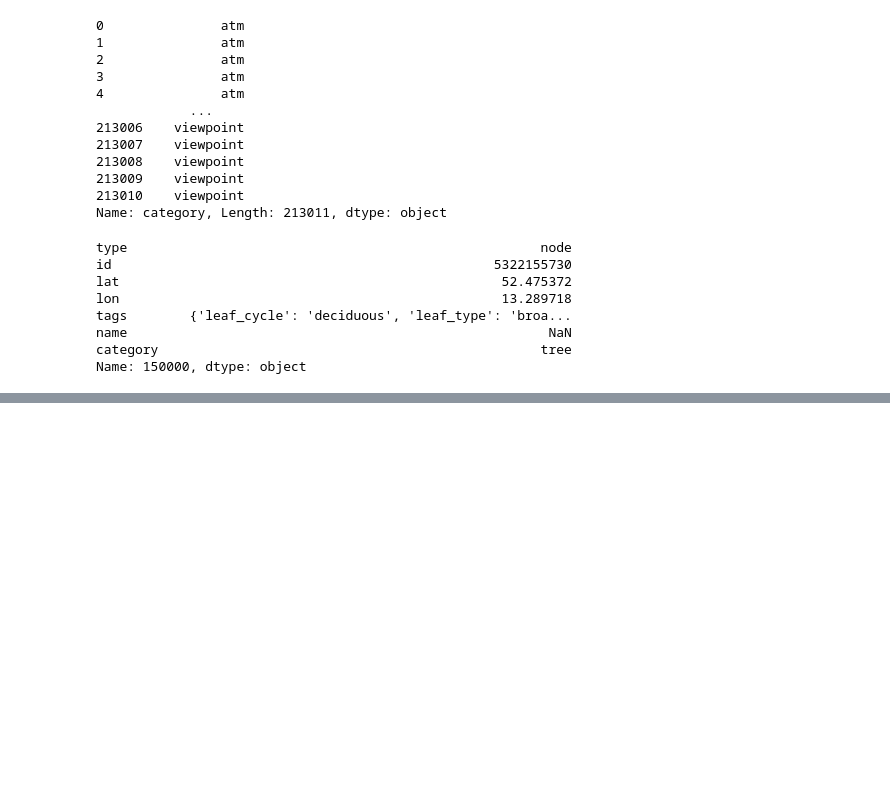
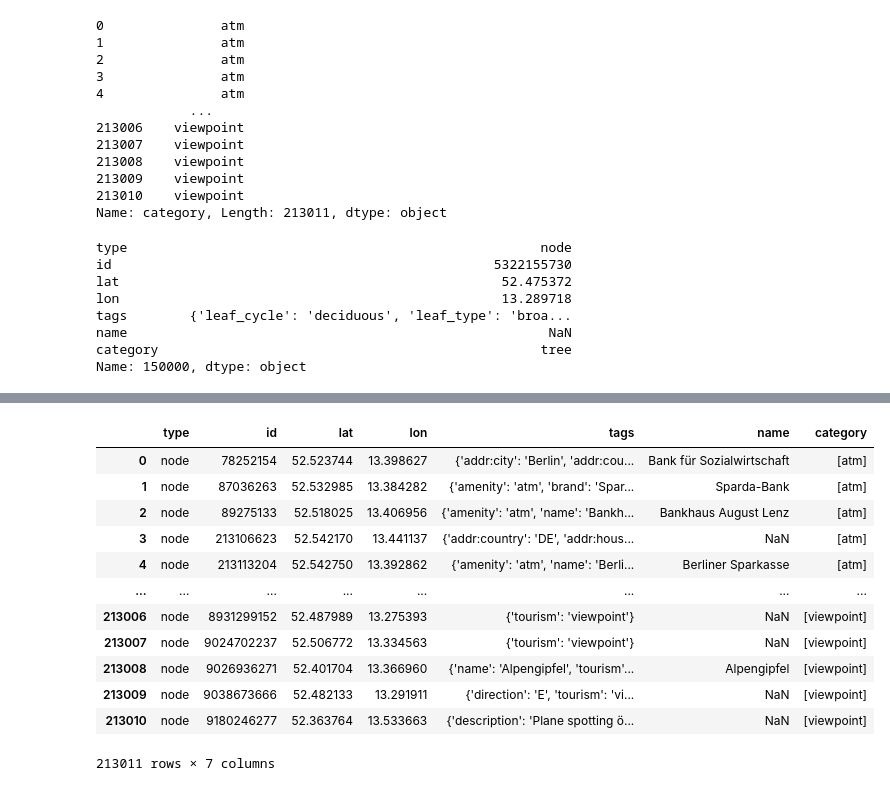
Before and after one commit to TechLabs-Berlin/wt21-way-to-go, a Jupyter notebook: cleaning_data/cleaning_poi_data.ipynb, the cells around one changed output, grey strips where cells are left out. Drawn from its saved outputs; the diff is of its cells as text; code cells hidden in the pictures; blank space fills up the shorter version.

```diff
--- a/cleaning_data/cleaning_poi_data.ipynb
+++ b/cleaning_data/cleaning_poi_data.ipynb
@@ -142,0 +244,17 @@ all_nodes.to_csv('all_nodes_with_categories.csv')
+# %%
+version2 = extract_categories(all_nodes)
+version2
+# %% [output]
+|  | type | id | lat | lon | tags | name | category |
+| 0 | node | 78252154 | 52.523744 | 13.398627 | {'addr:city': 'Berlin', 'addr:cou... | Bank für Sozialwirtschaft | [atm] |
+| 1 | node | 87036263 | 52.532985 | 13.384282 | {'amenity': 'atm', 'brand': 'Spar... | Sparda-Bank | [atm] |
+| 2 | node | 89275133 | 52.518025 | 13.406956 | {'amenity': 'atm', 'name': 'Bankh... | Bankhaus August Lenz | [atm] |
+| 3 | node | 213106623 | 52.542170 | 13.441137 | {'addr:country': 'DE', 'addr:hous... | NaN | [atm] |
+| 4 | node | 213113204 | 52.542750 | 13.392862 | {'amenity': 'atm', 'name': 'Berli... | Berliner Sparkasse | [atm] |
+| ... | ... | ... | ... | ... | ... | ... | ... |
+| 213006 | node | 8931299152 | 52.487989 | 13.275393 | {'tourism': 'viewpoint'} | NaN | [viewpoint] |
+| 213007 | node | 9024702237 | 52.506772 | 13.334563 | {'tourism': 'viewpoint'} | NaN | [viewpoint] |
+| 213008 | node | 9026936271 | 52.401704 | 13.366960 | {'name': 'Alpengipfel', 'tourism'... | Alpengipfel | [viewpoint] |
+| 213009 | node | 9038673666 | 52.482133 | 13.291911 | {'direction': 'E', 'tourism': 'vi... | NaN | [viewpoint] |
+| 213010 | node | 9180246277 | 52.363764 | 13.533663 | {'description': 'Plane spotting ö... | NaN | [viewpoint] |
+213011 rows × 7 columns
```
Also changed, not shown: parts of 17 cells of this notebook.
